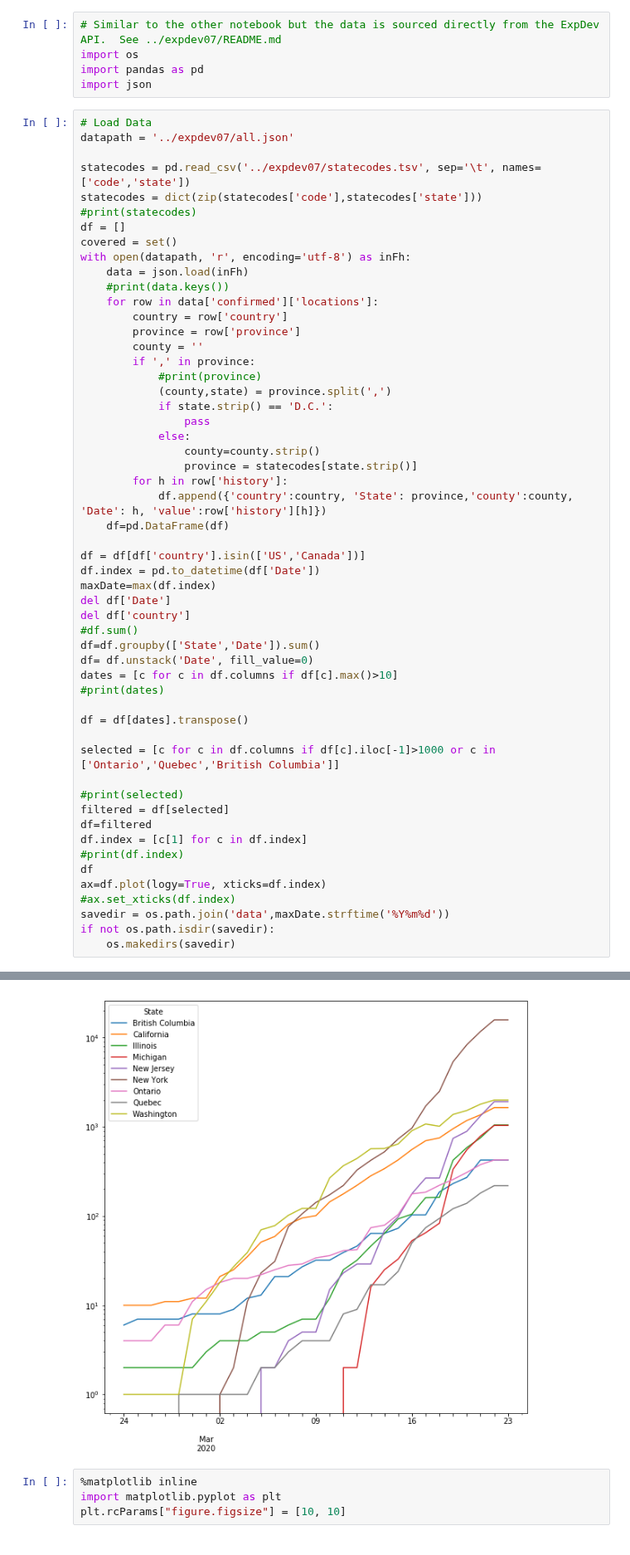
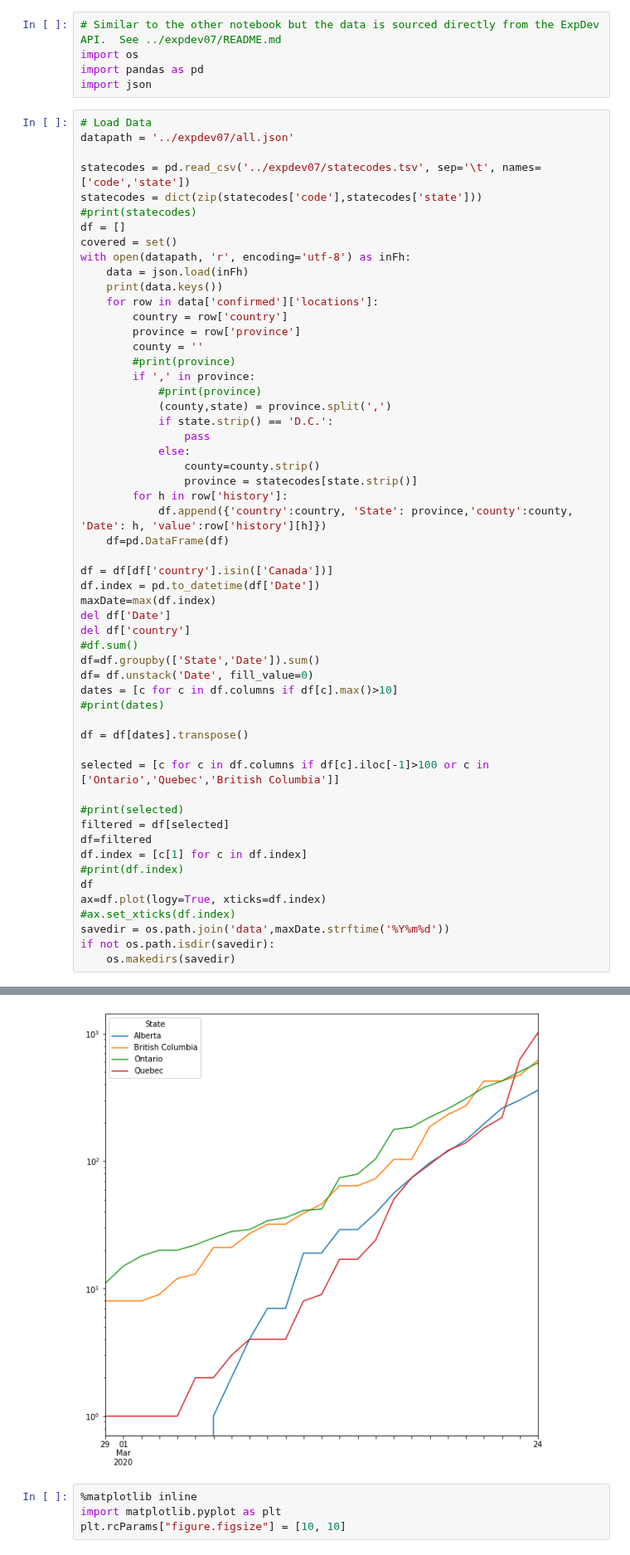
Before and after one commit to simra/COVID-19, a Jupyter notebook: notebooks/COVID-19 Plots-ExpDev07.ipynb, the cells around one changed output, grey strips where cells are left out. Shown at 83% size. Drawn from its saved outputs; the diff is of its cells as text.

```diff
--- a/notebooks/COVID-19 Plots-ExpDev07.ipynb
+++ b/notebooks/COVID-19 Plots-ExpDev07.ipynb
@@ -14,11 +14,12 @@ df = []
 covered = set()
 with open(datapath, 'r', encoding='utf-8') as inFh:
     data = json.load(inFh)
-    #print(data.keys())
+    print(data.keys())
     for row in data['confirmed']['locations']:
         country = row['country']
         province = row['province']
         county = ''
+        #print(province)
         if ',' in province:
             #print(province)
             (county,state) = province.split(',')
@@ -31,7 +32,7 @@ with open(datapath, 'r', encoding='utf-8') as inFh:
             df.append({'country':country, 'State': province,'county':county, 'Date': h, 'value':row['history'][h]})
     df=pd.DataFrame(df)
 
-df = df[df['country'].isin(['US','Canada'])]
+df = df[df['country'].isin(['Canada'])]
 df.index = pd.to_datetime(df['Date'])
 maxDate=max(df.index)
 del df['Date']
@@ -44,7 +45,7 @@ dates = [c for c in df.columns if df[c].max()>10]
 
 df = df[dates].transpose()
 
-selected = [c for c in df.columns if df[c].iloc[-1]>1000 or c in ['Ontario','Quebec','British Columbia']]
+selected = [c for c in df.columns if df[c].iloc[-1]>100 or c in ['Ontario','Quebec','British Columbia']]
 
 #print(selected)
 filtered = df[selected]
@@ -61,4 +63,4 @@ if not os.path.isdir(savedir):
-[figure, old version]
+[figure, new version]
 # %%
 %matplotlib inline
 import matplotlib.pyplot as plt
```
Also changed, not shown: parts of 3 cells of this notebook, 4 other files.
